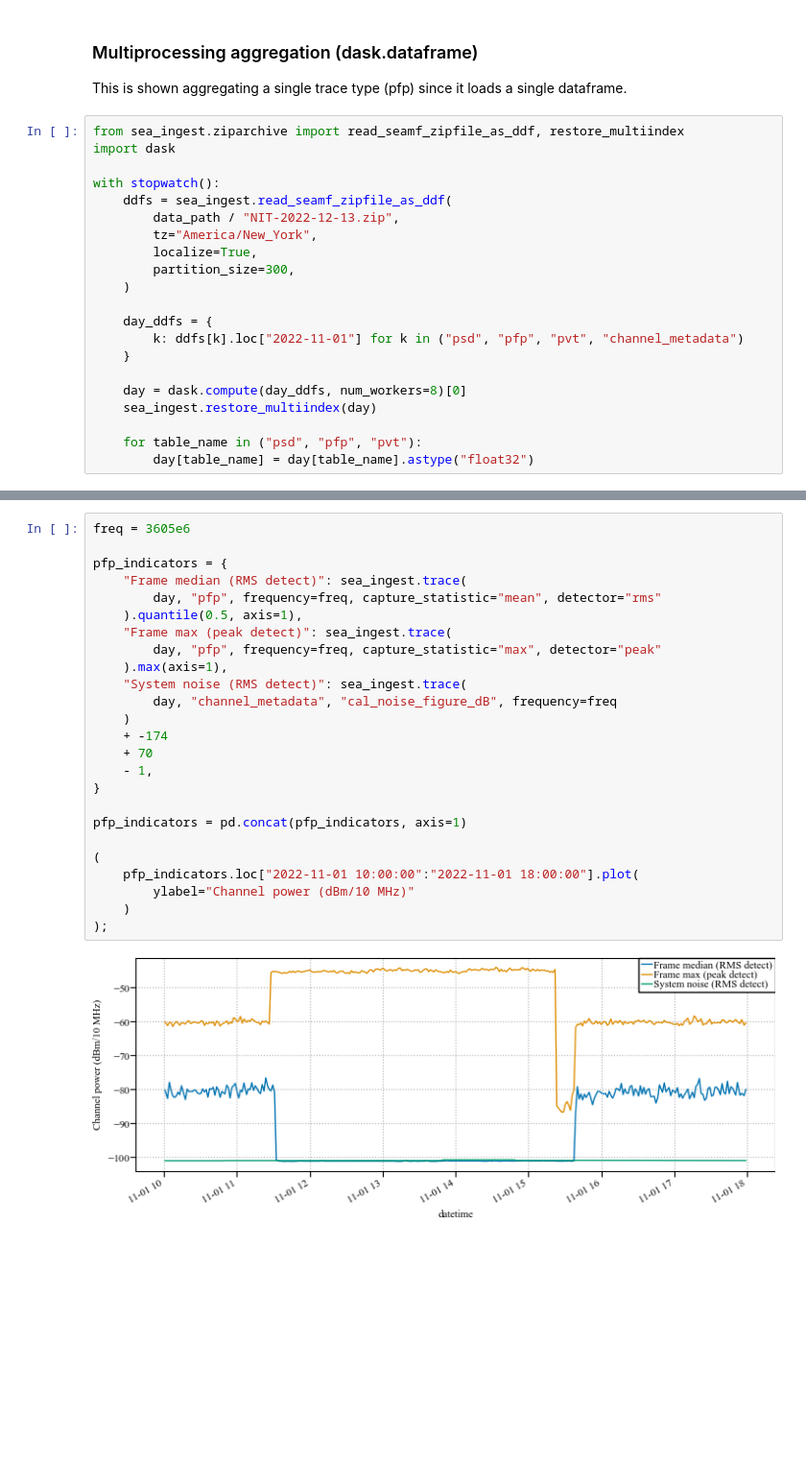
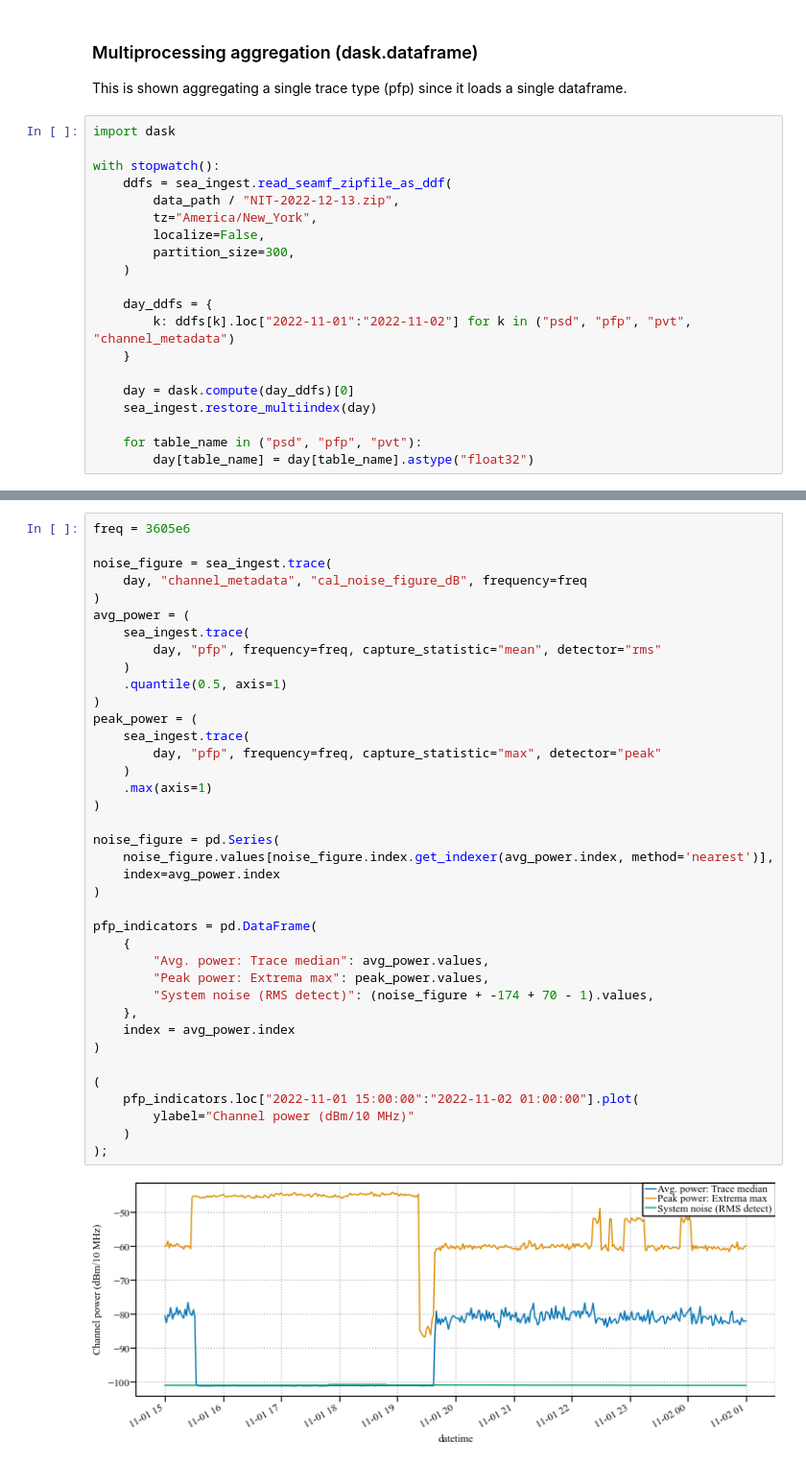
Before and after one commit to usnistgov/nasctn-sea-ingest, a Jupyter notebook: demos/forensic_plots.ipynb, the cells around one changed output, grey strips where cells are left out. Shown at 96% size. Saved outputs shown, nothing was run; the diff lists cells and outputs as text; blank space fills up the shorter version.

```diff
--- a/demos/forensic_plots.ipynb
+++ b/demos/forensic_plots.ipynb
@@ -17,22 +17,21 @@ plt.style.use("ieee-publication-double-column.mplstyle")
 ### Multiprocessing aggregation (dask.dataframe)
 This is shown aggregating a single trace type (pfp) since it loads a single dataframe.
 # %%
-from sea_ingest.ziparchive import read_seamf_zipfile_as_ddf, restore_multiindex
 import dask
 
 with stopwatch():
     ddfs = sea_ingest.read_seamf_zipfile_as_ddf(
         data_path / "NIT-2022-12-13.zip",
         tz="America/New_York",
-        localize=True,
+        localize=False,
         partition_size=300,
     )
 
     day_ddfs = {
-        k: ddfs[k].loc["2022-11-01"] for k in ("psd", "pfp", "pvt", "channel_metadata")
+        k: ddfs[k].loc["2022-11-01":"2022-11-02"] for k in ("psd", "pfp", "pvt", "channel_metadata")
     }
 
-    day = dask.compute(day_ddfs, num_workers=8)[0]
+    day = dask.compute(day_ddfs)[0]
     sea_ingest.restore_multiindex(day)
 
     for table_name in ("psd", "pfp", "pvt"):
@@ -42,30 +41,43 @@ with stopwatch():
 # %%
 freq = 3605e6
 
-pfp_indicators = {
-    "Frame median (RMS detect)": sea_ingest.trace(
+noise_figure = sea_ingest.trace(
+    day, "channel_metadata", "cal_noise_figure_dB", frequency=freq
+)
+avg_power = (
+    sea_ingest.trace(
         day, "pfp", frequency=freq, capture_statistic="mean", detector="rms"
-    ).quantile(0.5, axis=1),
-    "Frame max (peak detect)": sea_ingest.trace(
+    )
+    .quantile(0.5, axis=1)
+)
+peak_power = (
+    sea_ingest.trace(
         day, "pfp", frequency=freq, capture_statistic="max", detector="peak"
-    ).max(axis=1),
-    "System noise (RMS detect)": sea_ingest.trace(
-        day, "channel_metadata", "cal_noise_figure_dB", frequency=freq
     )
-    + -174
-    + 70
-    - 1,
-}
+    .max(axis=1)
+)
 
-pfp_indicators = pd.concat(pfp_indicators, axis=1)
+noise_figure = pd.Series(
+    noise_figure.values[noise_figure.index.get_indexer(avg_power.index, method='nearest')],
+    index=avg_power.index
+)
+
+pfp_indicators = pd.DataFrame(
+    {
+        "Avg. power: Trace median": avg_power.values,
+        "Peak power: Extrema max": peak_power.values,
+        "System noise (RMS detect)": (noise_figure + -174 + 70 - 1).values,
+    },
+    index = avg_power.index
+)
 
 (
-    pfp_indicators.loc["2022-11-01 10:00:00":"2022-11-01 18:00:00"].plot(
+    pfp_indicators.loc["2022-11-01 15:00:00":"2022-11-02 01:00:00"].plot(
         ylabel="Channel power (dBm/10 MHz)"
     )
 );
 # %% [output]
-[figure, old version]
+[figure, new version]
 # %%
 from sea_ingest.plots import (
     nearest_datetimes,
```
Also changed, not shown: parts of 3 cells of this notebook, 2 other files.
